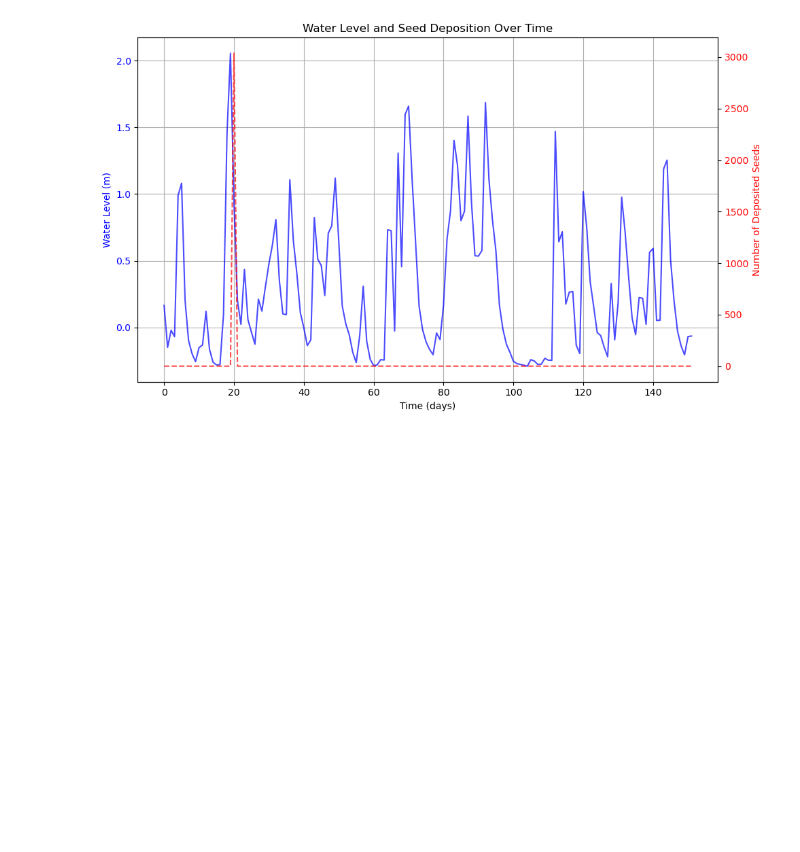
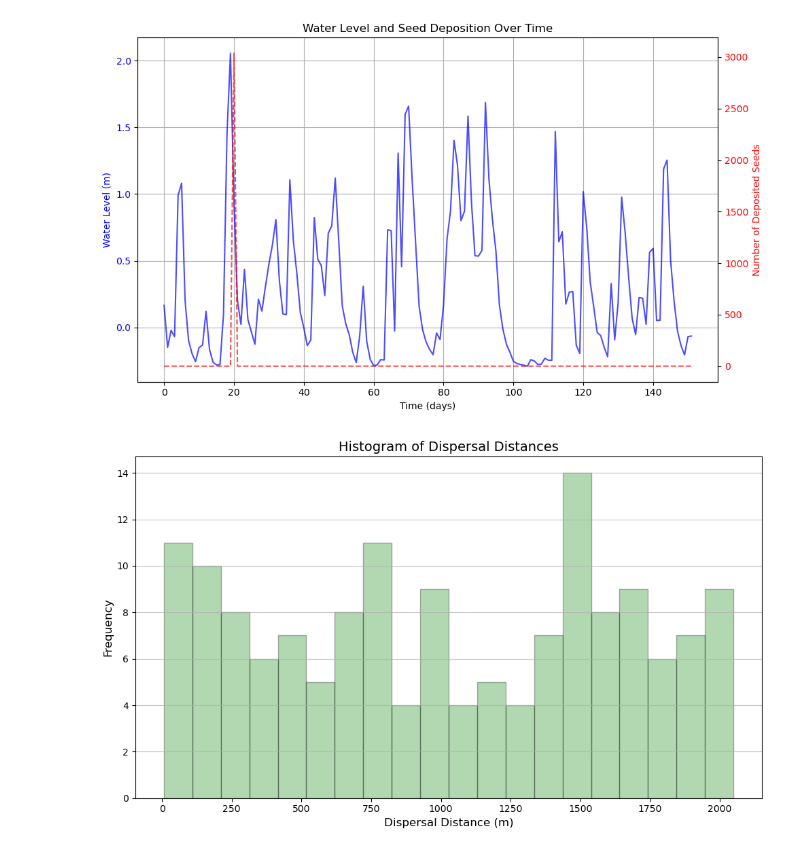
Before and after one commit to jahardwick8/INNS_seed_transport, a Jupyter notebook: INNS_seed_py/seed_dispersal_1D.ipynb, the cells around one changed output. Saved outputs shown, nothing was run; the diff lists cells and outputs as text; code cells hidden in the pictures; blank space fills up the shorter version.

```diff
--- a/INNS_seed_py/seed_dispersal_1D.ipynb
+++ b/INNS_seed_py/seed_dispersal_1D.ipynb
@@ -267,3 +257,23 @@ plt.show()
 # %% [output]
 <Figure size 1000x600 with 0 Axes>
 [figure]
+# %%
+# Plot histogram of dispersal distances
+plt.figure(figsize=(10, 6))
+
+# Plot the histogram
+plt.hist(dispersal_distances, bins=20, color='green', alpha=0.3, edgecolor='black')
+
+# Add titles and labels
+plt.title('Histogram of Dispersal Distances', fontsize=14)
+plt.xlabel('Dispersal Distance (m)', fontsize=12)
+plt.ylabel('Frequency', fontsize=12)
+
+# Add grid for better visualization
+plt.grid(axis='y', alpha=0.75)
+
+# Show the plot
+plt.tight_layout()
+plt.show()
+# %% [output]
+[figure, added]
```
Also changed, not shown: parts of 1 cell of this notebook.
